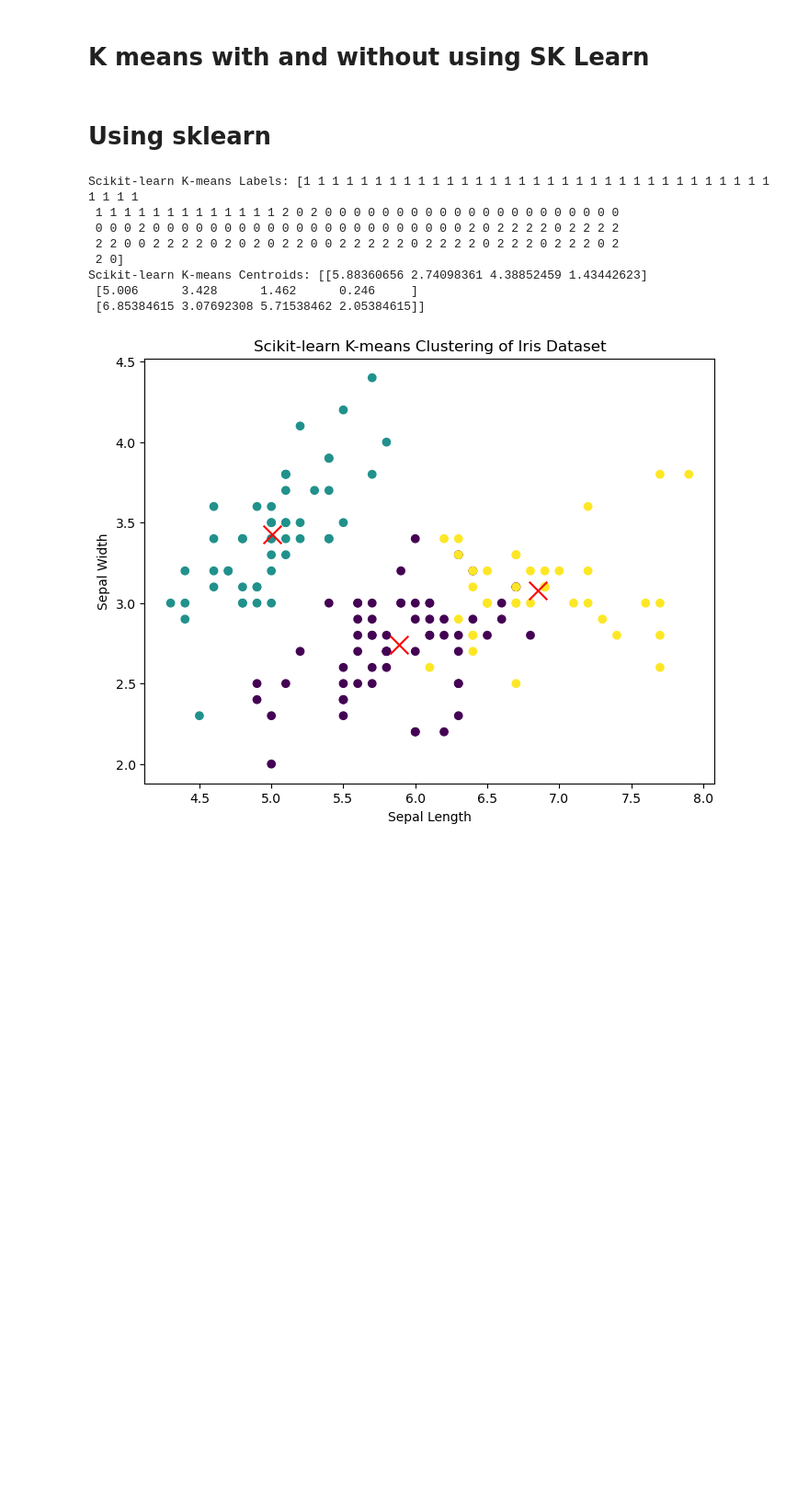
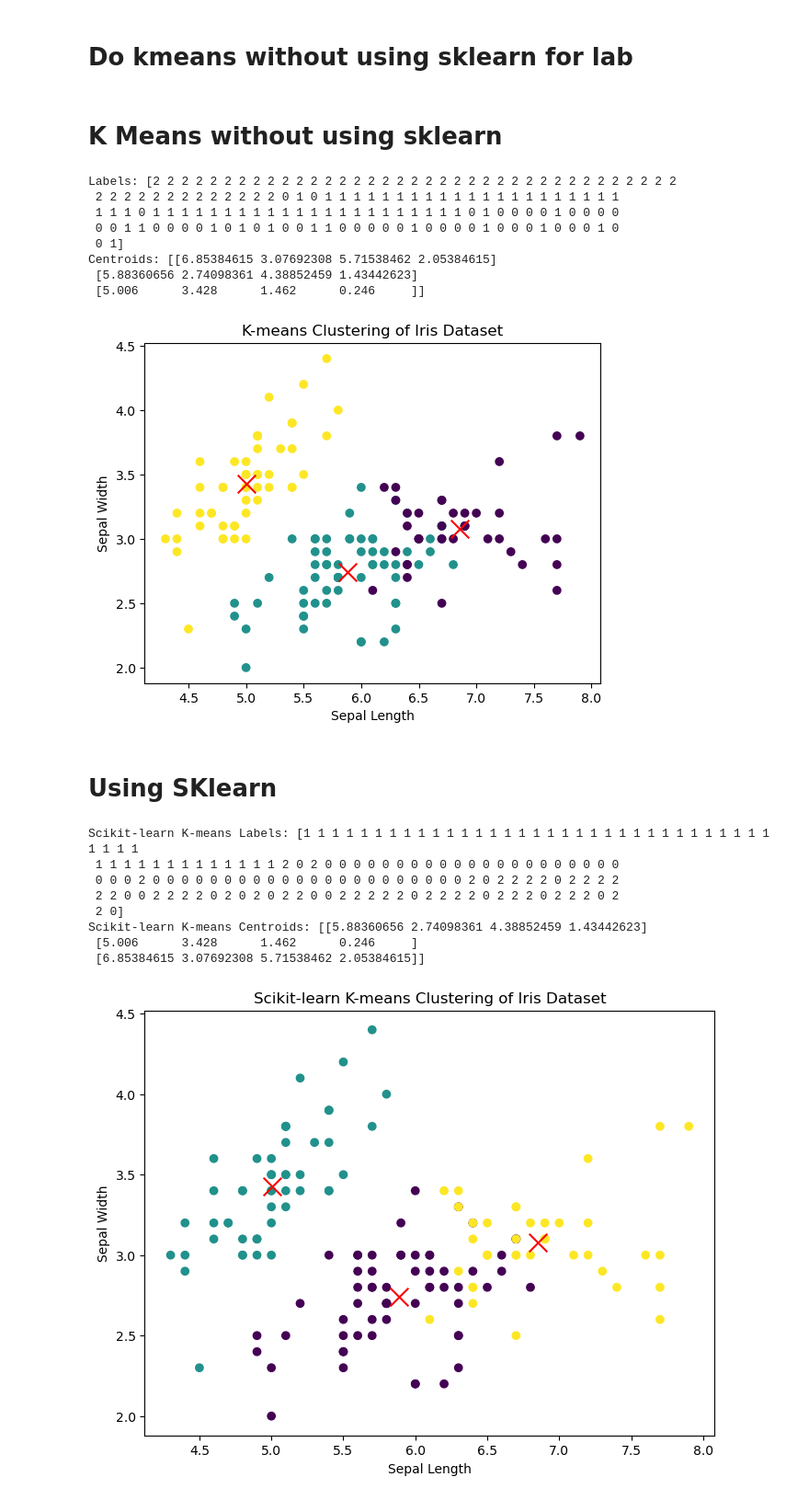
Before and after one commit to kramachandrashenoy/ML-Lab, a Jupyter notebook: 8/k means.ipynb, the cells around one changed output. Shown: that part at 92% size. Saved outputs shown, nothing was run; the diff lists cells and outputs as text; code cells hidden in the pictures; blank space fills up the shorter version.

```diff
--- a/8/k means.ipynb
+++ b/8/k means.ipynb
@@ -1,7 +1,58 @@
+# %% [markdown]
+# Do kmeans without using sklearn for lab
 # %% [markdown]
-# K means with and without using SK Learn
+# K Means without using sklearn
+# %%
+import numpy as np
+import matplotlib.pyplot as plt
+from sklearn.datasets import load_iris
+
+def kmeans(X, K, max_iters=100):
+  centroids = X[:K]
+
+  for _ in range(max_iters):
+    # Assign each data point to the nearest centroid
+
+    expanded_x = X[:, np.newaxis]
+    euc_dist = np.linalg.norm(expanded_x - centroids, axis=2)
+    labels = np.argmin(euc_dist, axis=1)
+
+    # Update the centroids based on the assigned point
+    new_centroids = np.array([X[labels == k].mean(axis=0) for k in range(K)])
+
+    # If the centroids did not change, stop iterating
+    if np.all(centroids == new_centroids):
+      break
+
+    centroids = new_centroids
+
+  return labels, centroids
+
+
+X = load_iris() .data
+K=3
+labels, centroids = kmeans(X, K)
+print("Labels:", labels)
+print("Centroids:", centroids)
+
+plt.scatter(X[:, 0], X[:, 1], c=labels)
+plt.scatter(centroids[:, 0], centroids[:, 1], marker='x', color='red', s=200)
+plt.xlabel('Sepal Length')
+plt.ylabel('Sepal Width')
+plt.title('K-means Clustering of Iris Dataset')
+plt.show()
+# %% [output]
+Labels: [2 2 2 2 2 2 2 2 2 2 2 2 2 2 2 2 2 2 2 2 2 2 2 2 2 2 2 2 2 2 2 2 2 2 2 2 2
+ 2 2 2 2 2 2 2 2 2 2 2 2 2 0 1 0 1 1 1 1 1 1 1 1 1 1 1 1 1 1 1 1 1 1 1 1 1
+ 1 1 1 0 1 1 1 1 1 1 1 1 1 1 1 1 1 1 1 1 1 1 1 1 1 1 0 1 0 0 0 0 1 0 0 0 0
+ 0 0 1 1 0 0 0 0 1 0 1 0 1 0 0 1 1 0 0 0 0 0 1 0 0 0 0 1 0 0 0 1 0 0 0 1 0
+ 0 1]
+Centroids: [[6.85384615 3.07692308 5.71538462 2.05384615]
+ [5.88360656 2.74098361 4.38852459 1.43442623]
+ [5.006      3.428      1.462      0.246     ]]
+[figure, added]
 # %% [markdown]
-# Using sklearn
+# Using SKlearn
 # %%
 import numpy as np
 import matplotlib.pyplot as plt
```
Also changed, not shown: parts of 4 cells of this notebook.
